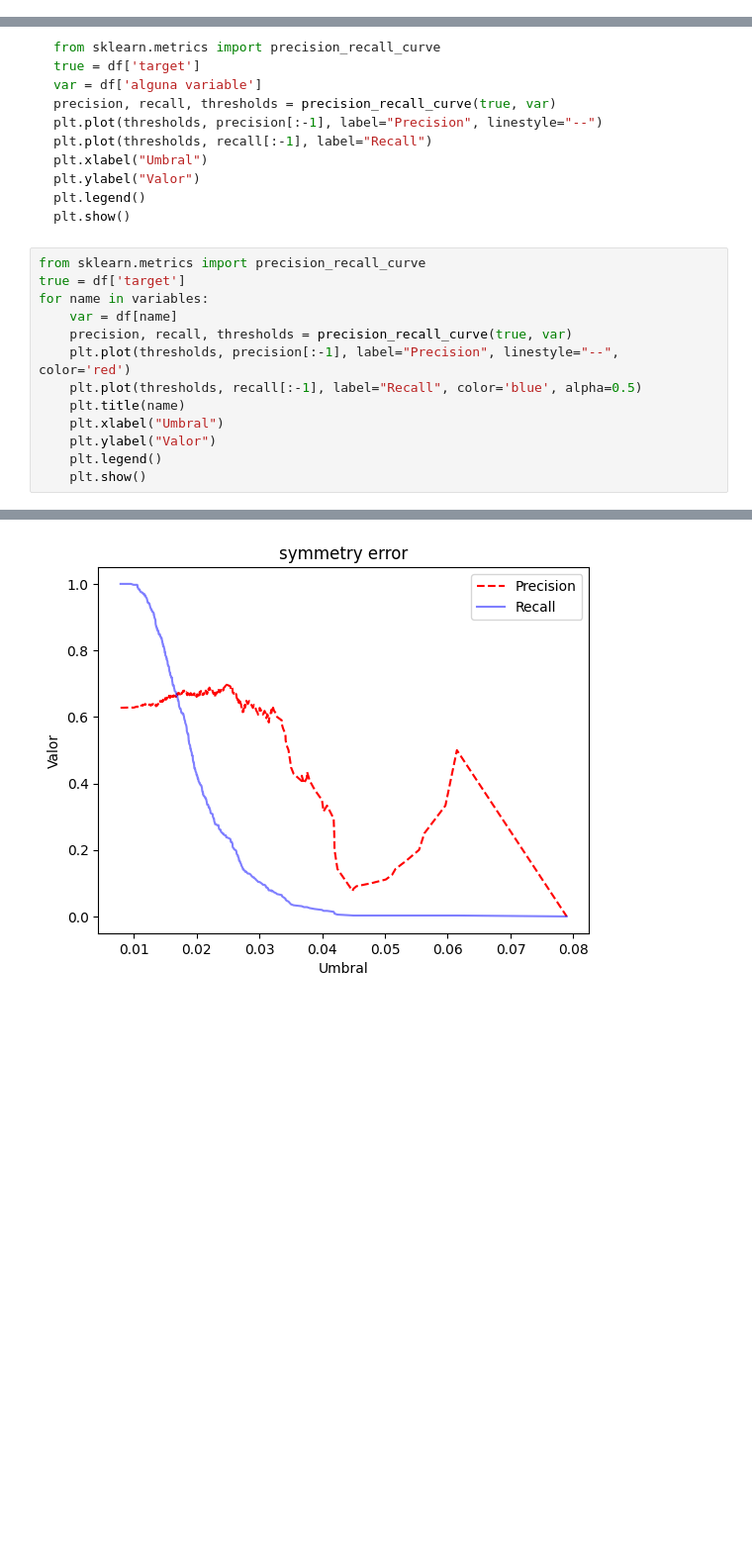
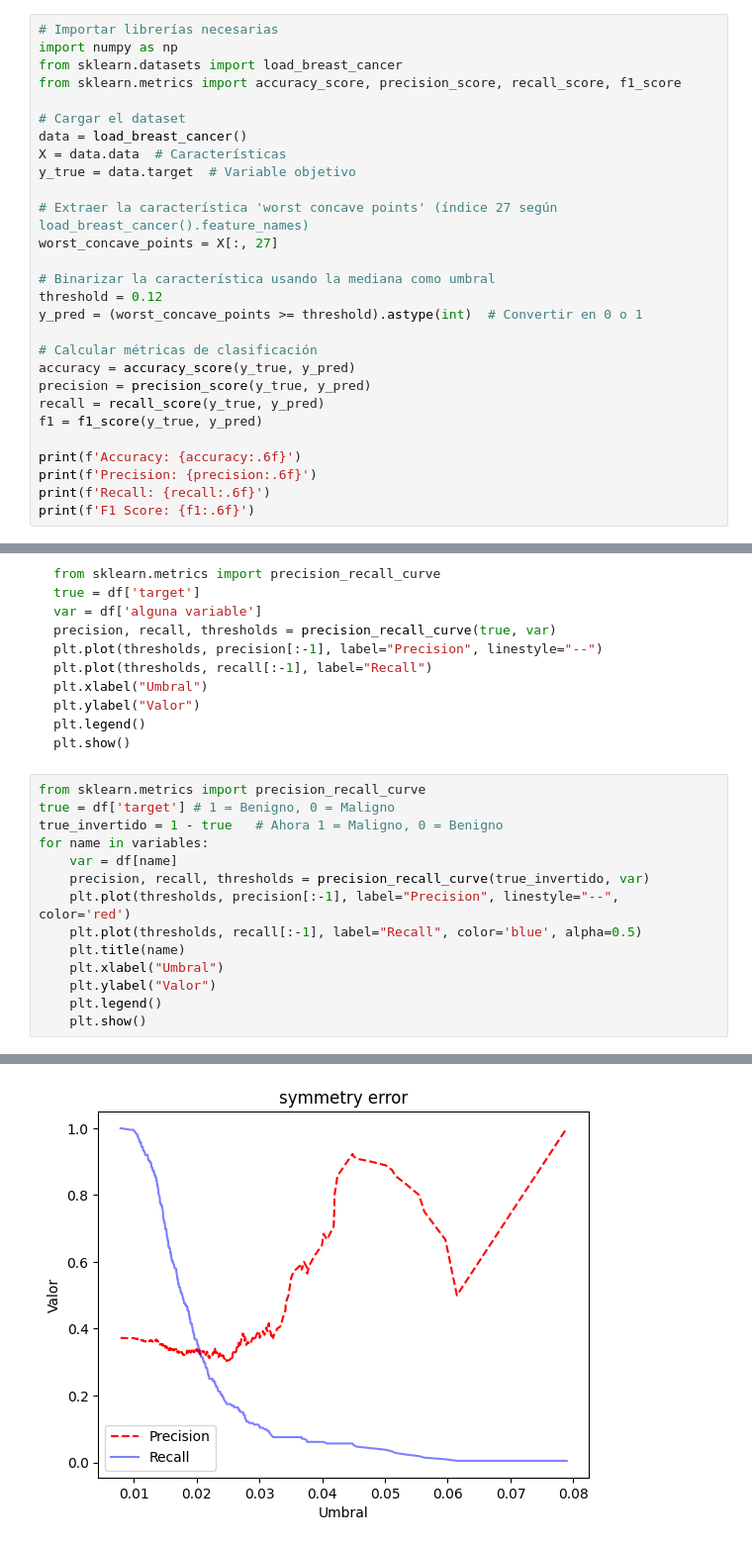
Before and after one commit to RodrigoRiveraRico/data_science_FCiencias, a Jupyter notebook: Clase_5/Clase_5.ipynb, the cells around one changed output, grey strips where cells are left out. Shown at 99% size. Drawn from its saved outputs; the diff is of its cells as text; blank space fills up the shorter version.

````diff
--- a/Clase_5/Clase_5.ipynb
+++ b/Clase_5/Clase_5.ipynb
@@ -374,3 +381,31 @@ df_metricas
 | 0 | worst concave points | 0.896309 | 0.943452 | 0.887955 | 0.914863 |
 | 1 | mean compactness | 0.785589 | 0.882736 | 0.759104 | 0.816265 |
 | 2 | symmetry error | 0.495606 | 0.602941 | 0.574230 | 0.588235 |
+# %%
+# Importar librerías necesarias
+import numpy as np
+from sklearn.datasets import load_breast_cancer
+from sklearn.metrics import accuracy_score, precision_score, recall_score, f1_score
+
+# Cargar el dataset
+data = load_breast_cancer()
+X = data.data  # Características
+y_true = data.target  # Variable objetivo
+
+# Extraer la característica 'worst concave points' (índice 27 según load_breast_cancer().feature_names)
+worst_concave_points = X[:, 27]
+
+# Binarizar la característica usando la mediana como umbral
+threshold = 0.12
+y_pred = (worst_concave_points >= threshold).astype(int)  # Convertir en 0 o 1
+
+# Calcular métricas de clasificación
+accuracy = accuracy_score(y_true, y_pred)
+precision = precision_score(y_true, y_pred)
+recall = recall_score(y_true, y_pred)
+f1 = f1_score(y_true, y_pred)
+
+print(f'Accuracy: {accuracy:.6f}')
+print(f'Precision: {precision:.6f}')
+print(f'Recall: {recall:.6f}')
+print(f'F1 Score: {f1:.6f}')
@@ -393,10 +433,11 @@ plt.show()
 ```
 # %%
 from sklearn.metrics import precision_recall_curve
-true = df['target']
+true = df['target'] # 1 = Benigno, 0 = Maligno
+true_invertido = 1 - true   # Ahora 1 = Maligno, 0 = Benigno
 for name in variables:
     var = df[name]
-    precision, recall, thresholds = precision_recall_curve(true, var)
+    precision, recall, thresholds = precision_recall_curve(true_invertido, var)
     plt.plot(thresholds, precision[:-1], label="Precision", linestyle="--", color='red')
     plt.plot(thresholds, recall[:-1], label="Recall", color='blue', alpha=0.5)
     plt.title(name)
@@ -410 +451 @@ for name in variables:
-[figure, old version]
+[figure, new version]
````
Also changed, not shown: parts of 10 cells of this notebook.
